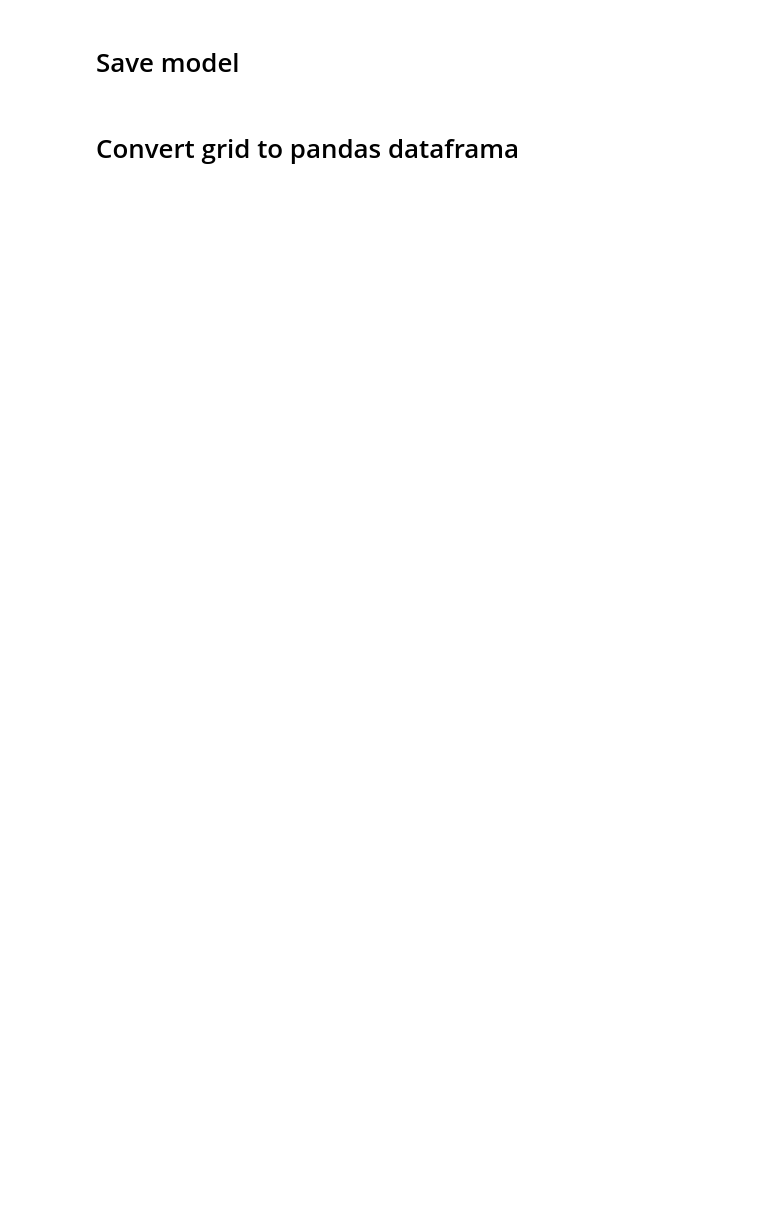
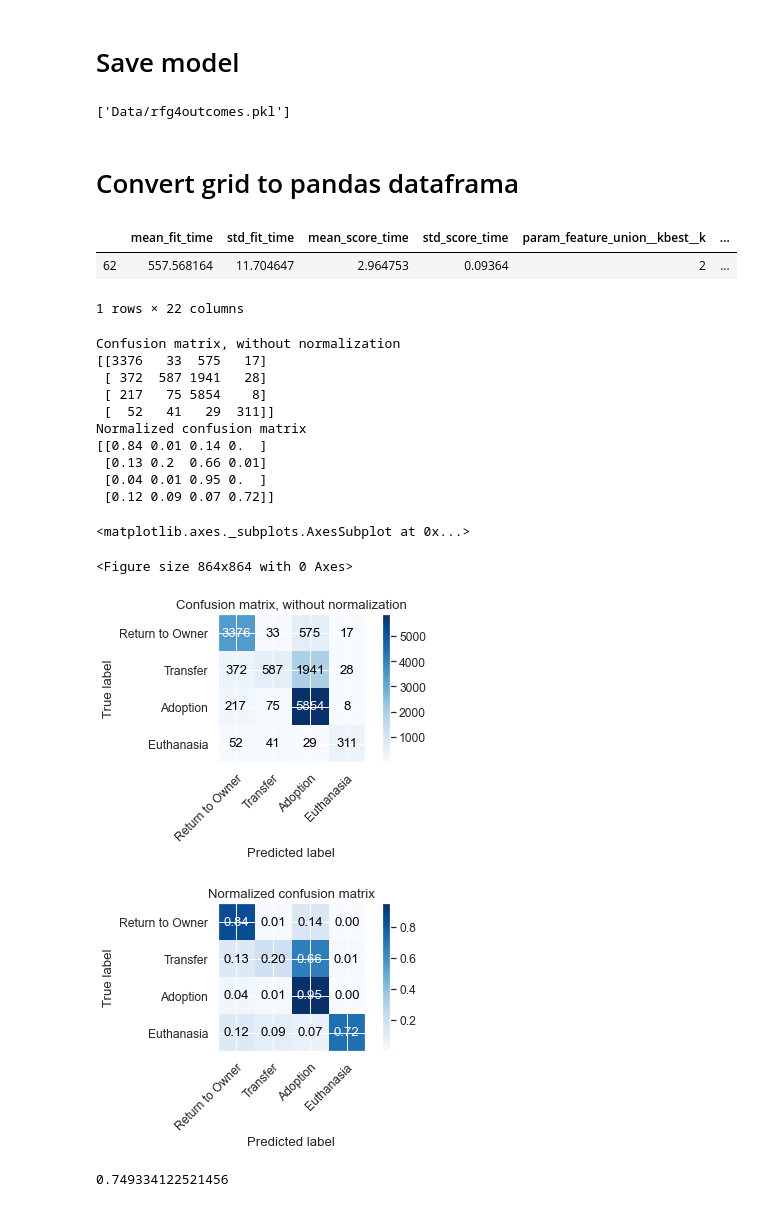
Before and after one commit to mmanning88/adoption_outcome_product, a Jupyter notebook: data_model/Prediction Modeling.ipynb, the cells around one changed output. Saved outputs shown, nothing was run; the diff lists cells and outputs as text; code cells hidden in the pictures; blank space fills up the shorter version.

```diff
--- a/data_model/Prediction Modeling.ipynb
+++ b/data_model/Prediction Modeling.ipynb
@@ -136,9 +172,11 @@ prediction_model.fit(x_train_scaled, y_train)
 # Test prediction with StratifiedKFold
 # %%
 from sklearn.metrics import accuracy_score, classification_report
+
 import warnings
+
 warnings.simplefilter('ignore')
 
-cv = StratifiedKFold(3)
-cv_score = cross_val_score(prediction_model, x_train_scaled, y_train, cv=cv, scoring='accuracy')
-cv_predict_score = cross_val_predict(prediction_model, x_train_scaled, y_train, cv=cv)
+cv = StratifiedKFold(4)
+cv_score = cross_val_score(prediction_model, x_train, y_train, cv=cv, scoring='accuracy')
+cv_predict_score = cross_val_predict(prediction_model, x_train, y_train, cv=cv)
@@ -247,9 +309,9 @@ skplt.metrics.plot_confusion_matrix(y_test, rf_pred, figsize=(12,12))
 # Parameter tuning
 # %%
 criterion = ['gini', 'entropy']
-components = [70, 100, 121]
-estimators = [100, 250, 500, 750]
-k = [10, 15, 20]
+components = [80, 100, 105, 110]
+estimators = [100, 300, 500, 750]
+k = [0, 2, 4]
 # %%
 from sklearn.multiclass import OneVsRestClassifier
 
@@ -274,10 +354,49 @@ rf_gridcv.fit(x_train_scaled, y_train)
 # %% [markdown]
 # Save model
 # %%
-joblib.dump(rf_gridcv, 'Data/rfg2.pkl')
+jl.dump(rf_gridcv, 'Data/rfg4outcomes.pkl')
+# %% [output]
+['Data/rfg4outcomes.pkl']
 # %% [markdown]
 # Convert grid to pandas dataframa
 # %%
 results = pd.DataFrame(rf_gridcv.cv_results_)
 results.sort_values(by='rank_test_score', ascending=False, inplace=True)
-results.head()
+results.tail(1)
+# %% [output]
+|  | mean_fit_time | std_fit_time | mean_score_time | std_score_time | param_feature_union__kbest__k | ... |
+| 62 | 557.568164 | 11.704647 | 2.964753 | 0.09364 | 2 | ... |
+1 rows × 22 columns
+# %%
+sns.set(font_scale=1.1)
+
+rf_grid_pred = rf_gridcv.predict(x_test_scaled)
+rf_cnf_mat = confusion_matrix(y_test, rf_grid_pred)
+
+plt.figure(figsize=(12, 12))
+# Plot non-normalized confusion matrix
+plot_confusion_matrix(y_test, rf_grid_pred, classes=ynames,
+                      title='Confusion matrix, without normalization')
+
+# Plot normalized confusion matrix
+plot_confusion_matrix(y_test, rf_grid_pred, classes=ynames, normalize=True,
+                      title='Normalized confusion matrix')
+# %% [output]
+Confusion matrix, without normalization
+[[3376   33  575   17]
+ [ 372  587 1941   28]
+ [ 217   75 5854    8]
+ [  52   41   29  311]]
+Normalized confusion matrix
+[[0.84 0.01 0.14 0.  ]
+ [0.13 0.2  0.66 0.01]
+ [0.04 0.01 0.95 0.  ]
+ [0.12 0.09 0.07 0.72]]
+<matplotlib.axes._subplots.AxesSubplot at 0x...>
+<Figure size 864x864 with 0 Axes>
+[figure, added]
+[figure, added]
+# %%
+print(accuracy_score(y_test, rf_grid_pred))
+# %% [output]
+0.749334122521456
```
Also changed, not shown: parts of 25 cells of this notebook, 2 other files.
